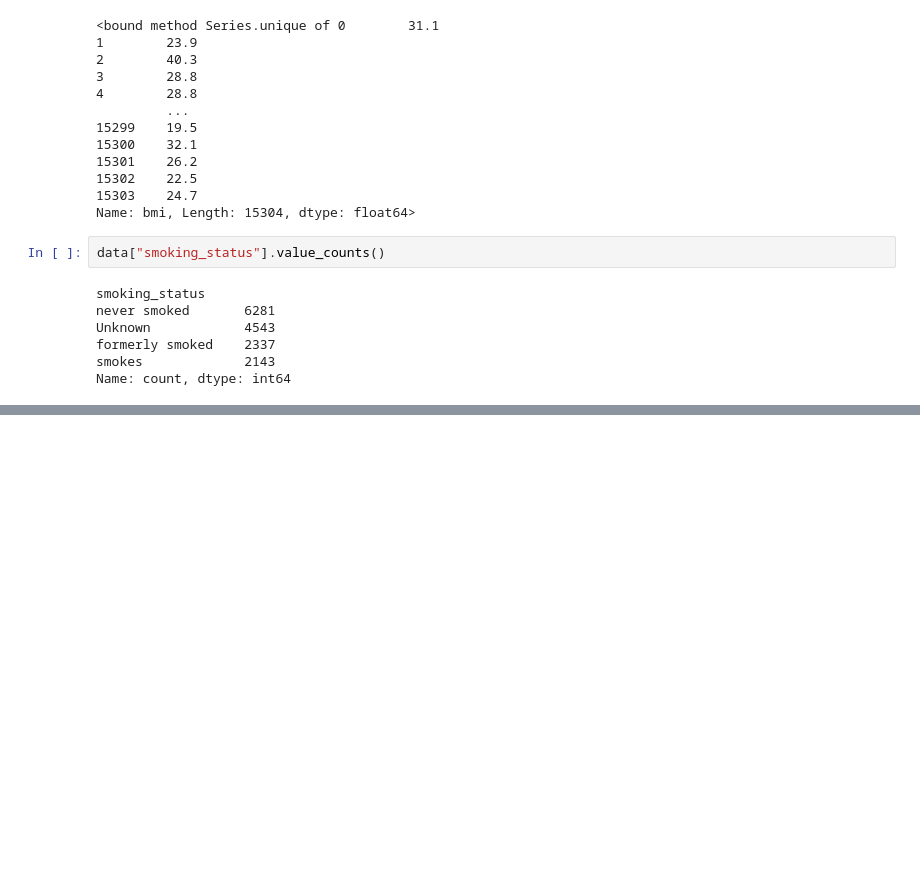
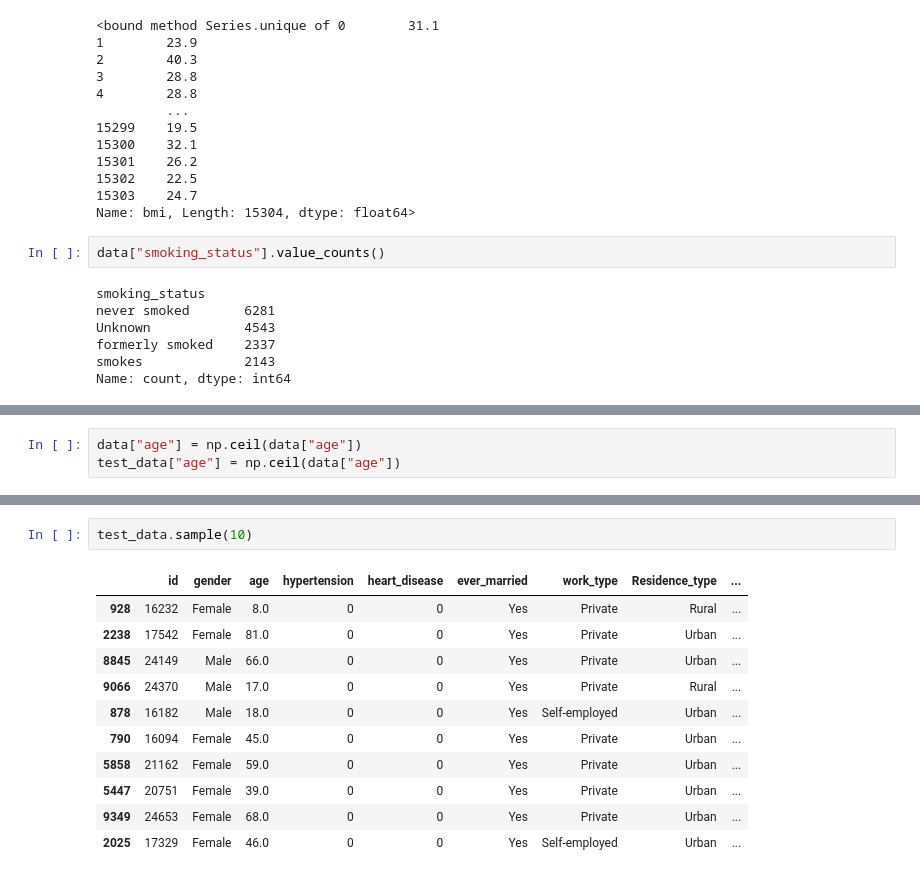
Before and after one commit to kamijoseph/Brain-Stroke-Diagnosis-ML-Prediction, a Jupyter notebook: notebooks/main.ipynb, the cells around one changed output, grey strips where cells are left out. Cells and saved outputs as stored; diff of their text form; blank space fills up the shorter version.

Commit message:
cleaning age column for training data and the testing data

```diff
--- a/notebooks/main.ipynb
+++ b/notebooks/main.ipynb
@@ -213,0 +243,3 @@ data.sample(10)
+# %%
+data["age"] = np.ceil(data["age"])
+test_data["age"] = np.ceil(data["age"])
@@ -213,0 +260,14 @@ data.sample(10)
+# %%
+test_data.sample(10)
+# %% [output]
+|  | id | gender | age | hypertension | heart_disease | ever_married | work_type | Residence_type | ... |
+| 928 | 16232 | Female | 8.0 | 0 | 0 | Yes | Private | Rural | ... |
+| 2238 | 17542 | Female | 81.0 | 0 | 0 | Yes | Private | Urban | ... |
+| 8845 | 24149 | Male | 66.0 | 0 | 0 | Yes | Private | Urban | ... |
+| 9066 | 24370 | Male | 17.0 | 0 | 0 | Yes | Private | Rural | ... |
+| 878 | 16182 | Male | 18.0 | 0 | 0 | Yes | Self-employed | Urban | ... |
+| 790 | 16094 | Female | 45.0 | 0 | 0 | Yes | Private | Urban | ... |
+| 5858 | 21162 | Female | 59.0 | 0 | 0 | Yes | Private | Urban | ... |
+| 5447 | 20751 | Female | 39.0 | 0 | 0 | Yes | Private | Urban | ... |
+| 9349 | 24653 | Female | 68.0 | 0 | 0 | Yes | Private | Urban | ... |
+| 2025 | 17329 | Female | 46.0 | 0 | 0 | Yes | Self-employed | Urban | ... |
```
Also changed, not shown: parts of 9 cells of this notebook.
